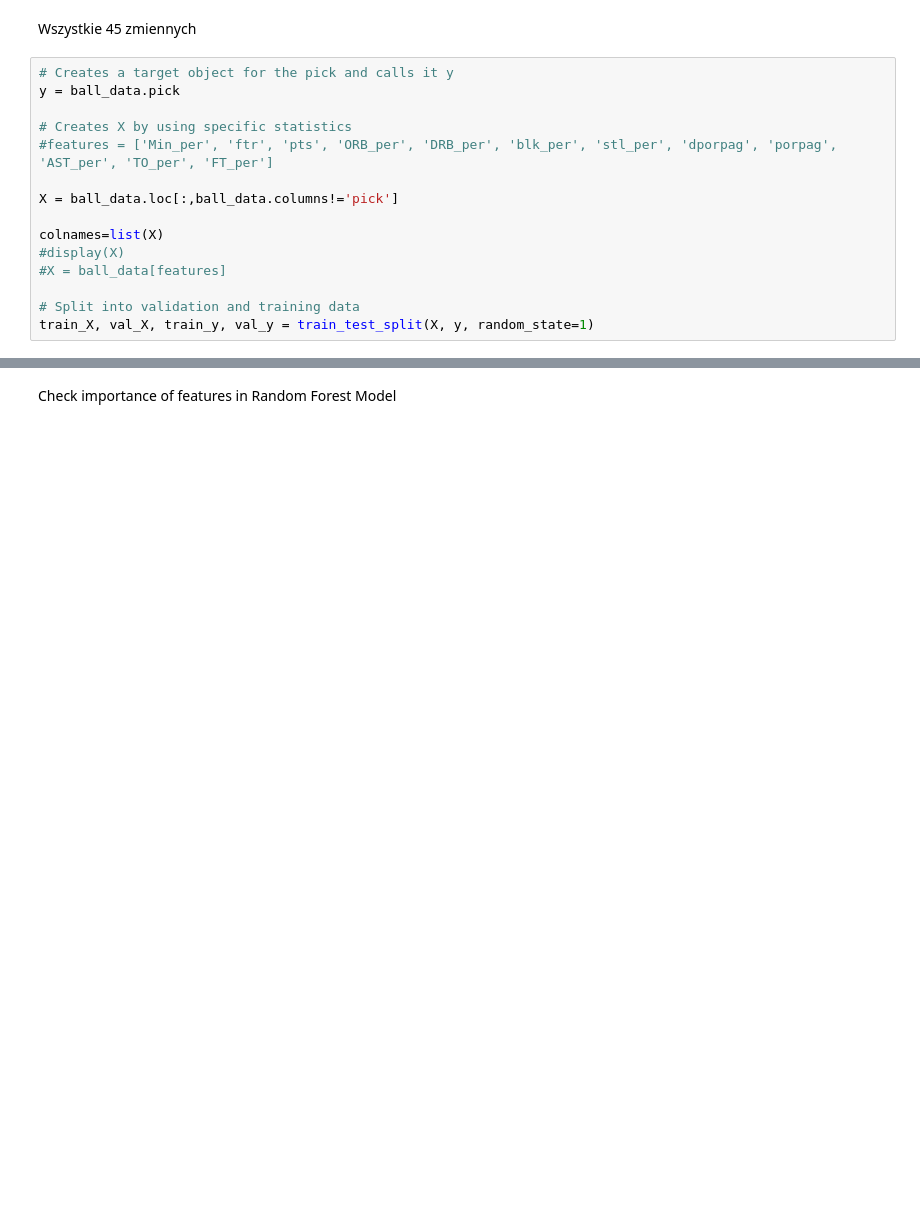
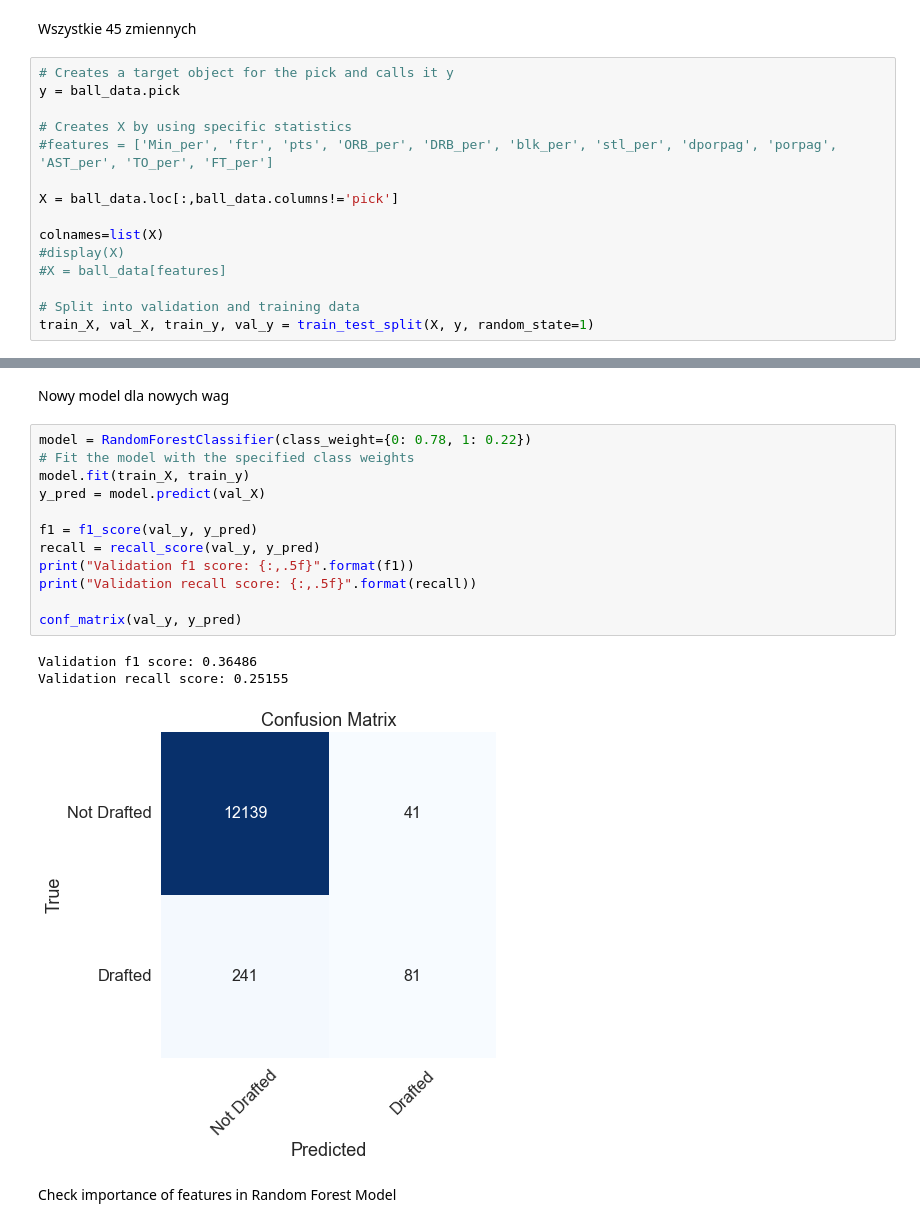
Before and after one commit to Aleksandra-dot/julDraft, a Jupyter notebook: random_forest.ipynb, the cells around one changed output, grey strips where cells are left out. Saved outputs shown, nothing was run; the diff lists cells and outputs as text; blank space fills up the shorter version.

```diff
--- a/random_forest.ipynb
+++ b/random_forest.ipynb
@@ -123,3 +181,21 @@ output
+# %% [markdown]
+Nowy model dla nowych wag
+# %%
+model = RandomForestClassifier(class_weight={0: 0.78, 1: 0.22})
+# Fit the model with the specified class weights
+model.fit(train_X, train_y)
+y_pred = model.predict(val_X)
+
+f1 = f1_score(val_y, y_pred)
+recall = recall_score(val_y, y_pred)
+print("Validation f1 score: {:,.5f}".format(f1))
+print("Validation recall score: {:,.5f}".format(recall))
+
+conf_matrix(val_y, y_pred)
+# %% [output]
+Validation f1 score: 0.36486
+Validation recall score: 0.25155
+[figure, added]
 # %% [markdown]
 Check importance of features in Random Forest Model
 # %%
```
Also changed, not shown: parts of 11 cells of this notebook, 2 other files.
